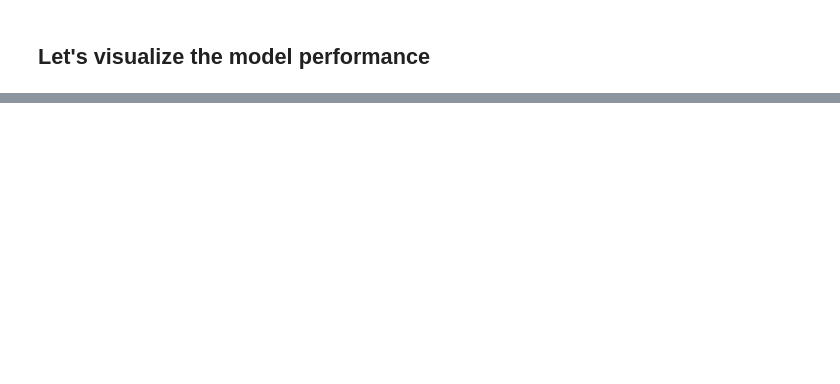
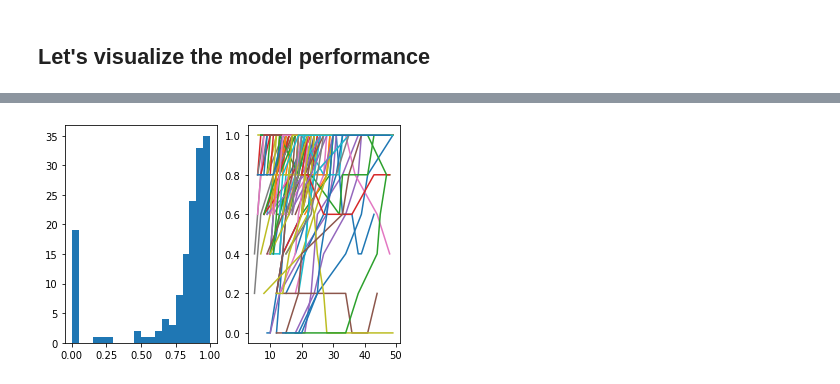
Before and after one commit to jasonmhwu/noisyMetaRL, a Jupyter notebook: TwoStepTaskVis.ipynb, the cells around one changed output, grey strips where cells are left out. Saved outputs shown, nothing was run; the diff lists cells and outputs as text; code cells hidden in the pictures; blank space fills up the shorter version.

```diff
--- a/TwoStepTaskVis.ipynb
+++ b/TwoStepTaskVis.ipynb
@@ -82,3 +125,27 @@ average episode length is  9.74
+# %%
+import pandas as pd
+
+fig, axs = plt.subplots(1, 2)
+# show the reward mean for each object, groupby each episode
+# insight: network probably doesn't "learn"
+df = sims[0].rollouts.copy()
+mean_reward = pd.pivot_table(df, values = "rewards", index=['episode'], columns=['observations'])
+axs[0].hist(mean_reward.to_numpy().reshape(1, -1)[0], bins=20)
+
+# does the model remember the correct action after a reward?
+# mostly yes
+df_grouped = df.groupby(["observations", 'episode'])
+for name, group in df_grouped:
+    #print(group.rewards.tolist())
+    series = group.rewards
+    if series.sum() > 0:
+        axs[1].plot(series.rolling(window=5).mean())
+
+# does the model learn to attempt different actions after failed trials?
+# mostly
+# insight: network should be quite larger than the optimal size
+# %% [output]
+[figure, added]
 # %%
 from stable_baselines.common.cmd_util import make_vec_env
 
```
Also changed, not shown: parts of 7 cells of this notebook, 4 other files.
